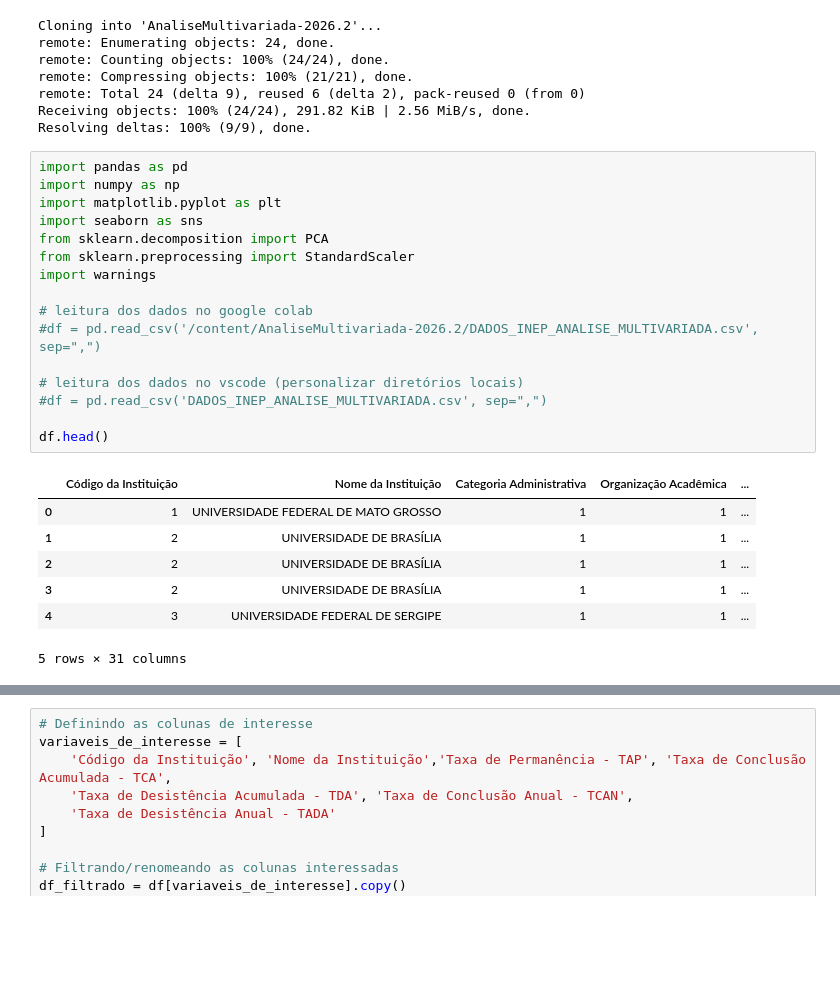
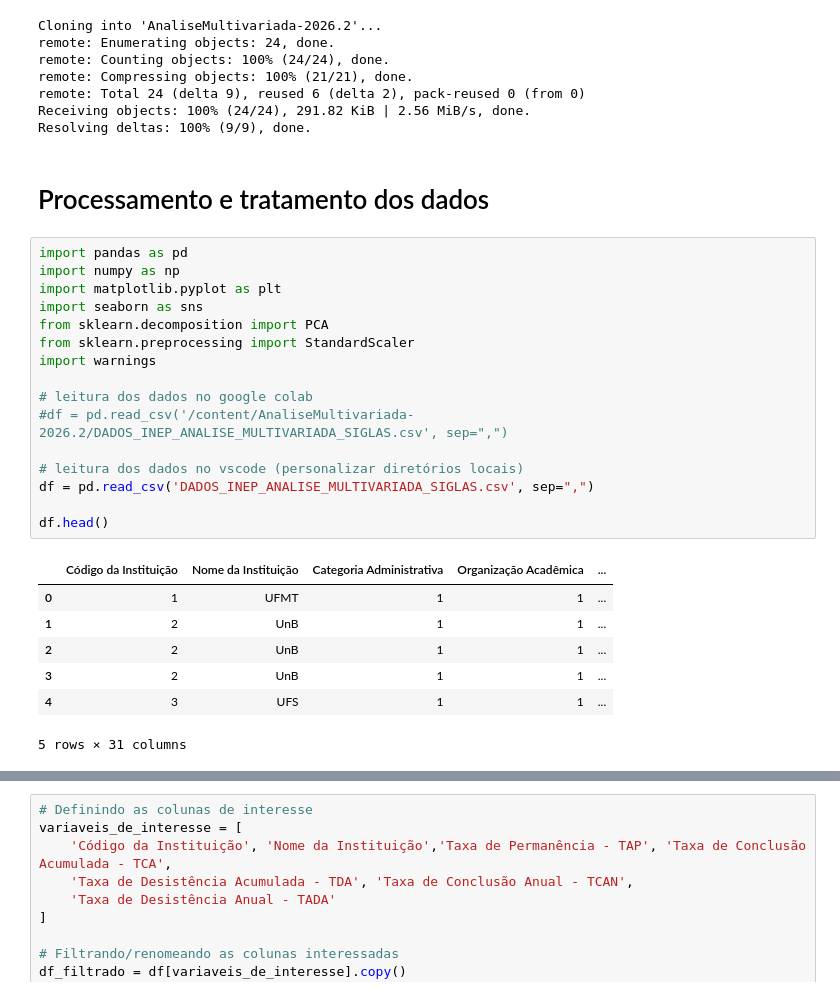
Before and after one commit to GabrielDaviBrito/AnaliseMultivariada-2026.2, a Jupyter notebook: AnaliseMultivariadaCOLAB.ipynb, the cells around one changed output, grey strips where cells are left out. Saved outputs shown, nothing was run; the diff lists cells and outputs as text; blank space fills up the shorter version.

```diff
--- a/AnaliseMultivariadaCOLAB.ipynb
+++ b/AnaliseMultivariadaCOLAB.ipynb
@@ -12,27 +12,29 @@ remote: Compressing objects: 100% (21/21), done.
 remote: Total 24 (delta 9), reused 6 (delta 2), pack-reused 0 (from 0)
 Receiving objects: 100% (24/24), 291.82 KiB | 2.56 MiB/s, done.
 Resolving deltas: 100% (9/9), done.
+# %% [markdown]
+# Processamento e tratamento dos dados
 # %%
 import pandas as pd
 import numpy as np
 import matplotlib.pyplot as plt
 import seaborn as sns
 from sklearn.decomposition import PCA
 from sklearn.preprocessing import StandardScaler
 import warnings
 
 # leitura dos dados no google colab
-#df = pd.read_csv('/content/AnaliseMultivariada-2026.2/DADOS_INEP_ANALISE_MULTIVARIADA.csv', sep=",")
+#df = pd.read_csv('/content/AnaliseMultivariada-2026.2/DADOS_INEP_ANALISE_MULTIVARIADA_SIGLAS.csv', sep=",")
 
 # leitura dos dados no vscode (personalizar diretórios locais)
-#df = pd.read_csv('DADOS_INEP_ANALISE_MULTIVARIADA.csv', sep=",")
+df = pd.read_csv('DADOS_INEP_ANALISE_MULTIVARIADA_SIGLAS.csv', sep=",")
 
 df.head()
 # %% [output]
 |  | Código da Instituição | Nome da Instituição | Categoria Administrativa | Organização Acadêmica | ... |
-| 0 | 1 | UNIVERSIDADE FEDERAL DE MATO GROSSO | 1 | 1 | ... |
-| 1 | 2 | UNIVERSIDADE DE BRASÍLIA | 1 | 1 | ... |
-| 2 | 2 | UNIVERSIDADE DE BRASÍLIA | 1 | 1 | ... |
-| 3 | 2 | UNIVERSIDADE DE BRASÍLIA | 1 | 1 | ... |
-| 4 | 3 | UNIVERSIDADE FEDERAL DE SERGIPE | 1 | 1 | ... |
+| 0 | 1 | UFMT | 1 | 1 | ... |
+| 1 | 2 | UnB | 1 | 1 | ... |
+| 2 | 2 | UnB | 1 | 1 | ... |
+| 3 | 2 | UnB | 1 | 1 | ... |
+| 4 | 3 | UFS | 1 | 1 | ... |
 5 rows × 31 columns
```
Also changed, not shown: parts of 7 cells of this notebook.
